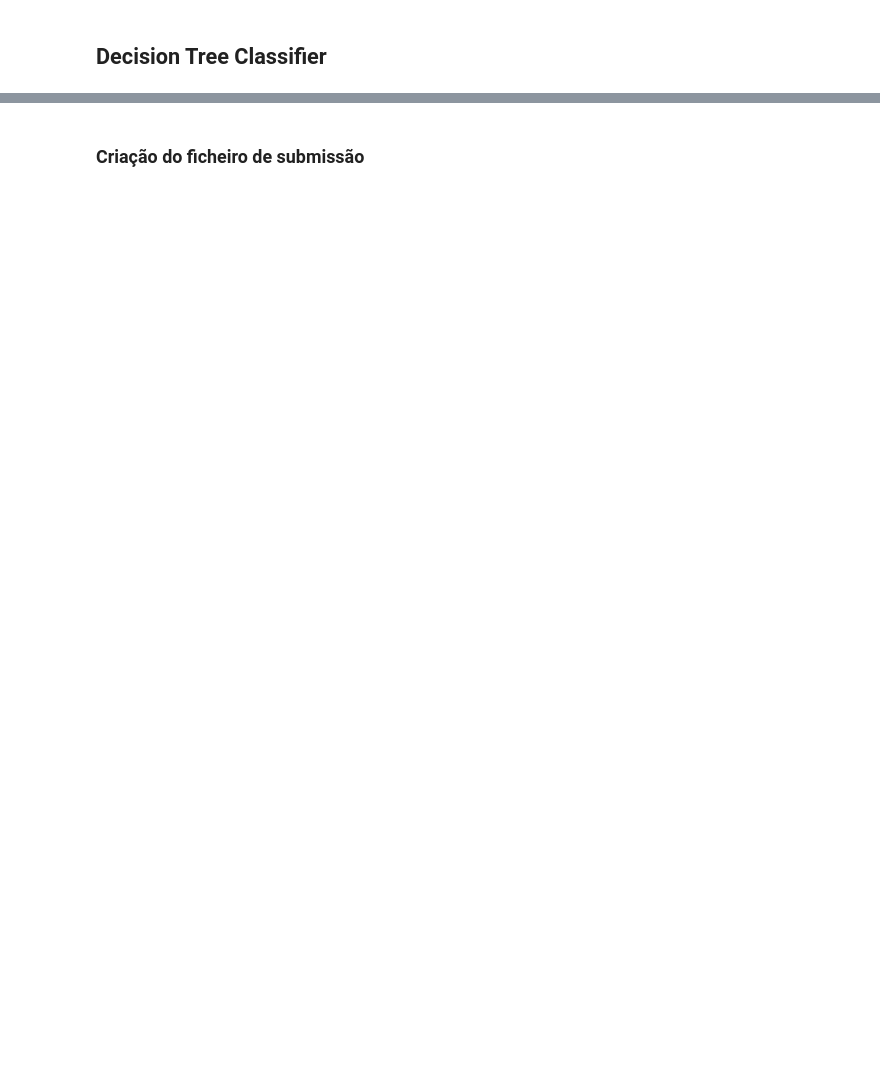
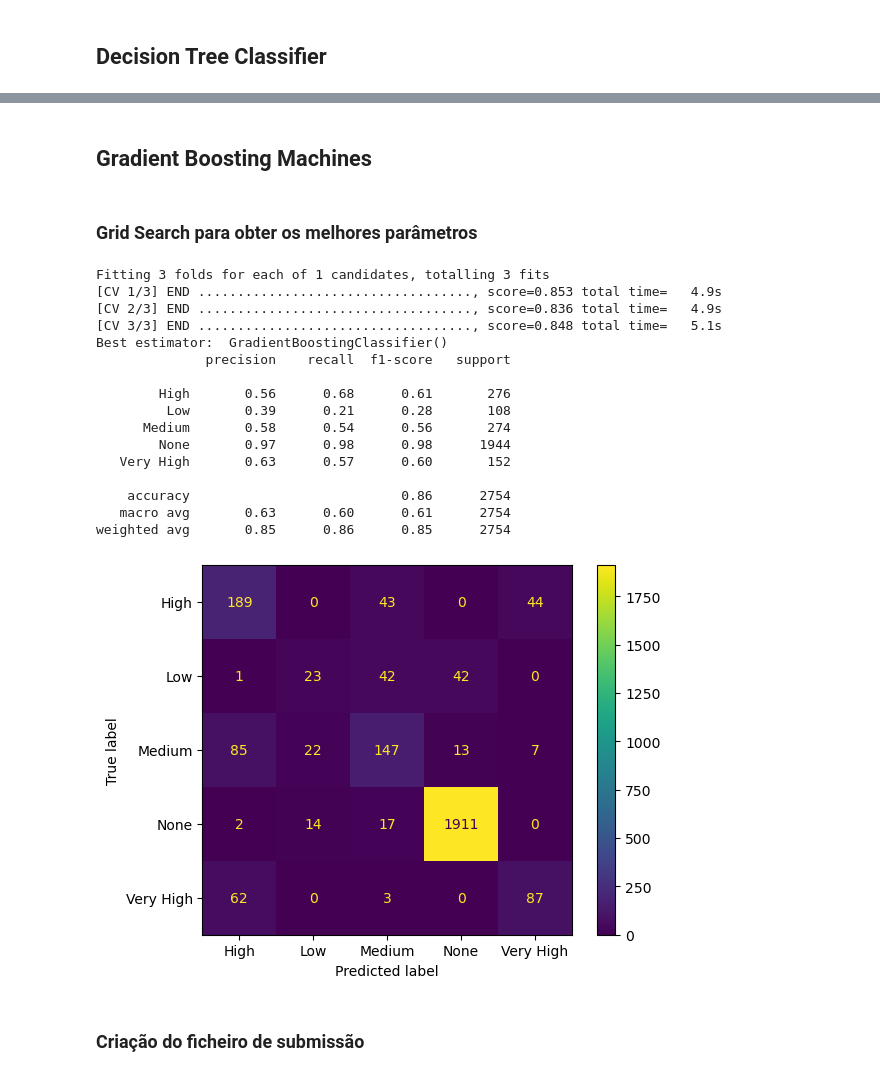
Before and after one commit to orlandopalmeira/Trabalho-DAA-2023-2024, a Jupyter notebook: Tarefa_2/tarefa_2_model.ipynb, the cells around one changed output, grey strips where cells are left out. Drawn from its saved outputs; the diff is of its cells as text; code cells hidden in the pictures; blank space fills up the shorter version.

Commit message:
gradient boosting e support vector

```diff
--- a/Tarefa_2/tarefa_2_model.ipynb
+++ b/Tarefa_2/tarefa_2_model.ipynb
@@ -111,5 +116,5 @@ memory usage: 282.1 KB
 # %%
 X_treino = data_treino.drop(columns=['Injeção na rede (kWh)'])
-y_treino = data_treino['Injeção na rede (kWh)'].to_frame()
+y_treino = data_treino['Injeção na rede (kWh)']
 
 X_teste = data_teste.copy()
@@ -116,2 +123,6 @@ X_teste = data_teste.copy()
+# %%
+from sklearn.model_selection import train_test_split
+
+X_train, X_test, y_train, y_test = train_test_split(X_treino, y_treino, test_size=0.25, random_state=2023, stratify=y_treino)
 # %% [markdown]
 ## Decision Tree Classifier
@@ -124,0 +185,2 @@ predictionDTC = dtc.predict(X_teste)
+# %% [markdown]
+## Gradient Boosting Machines
@@ -124,0 +189,36 @@ predictionDTC = dtc.predict(X_teste)
+# %% [markdown]
+### Grid Search para obter os melhores parâmetros
+# %%
+gbm = GradientBoostingClassifier(random_state=2023)
+
+param_grid = {
+}
+
+
+grid_searchGBM = GridSearchCV(gbm, param_grid, cv=3, refit=True, verbose=3)
+grid_searchGBM.fit(X_train, y_train)
+grid_predictionGBM = grid_searchGBM.predict(X_test)
+
+print("Best estimator: ", grid_searchGBM.best_estimator_)
+
+print(classification_report(y_test, grid_predictionGBM))
+ConfusionMatrixDisplay.from_predictions(y_test, grid_predictionGBM)
+plt.show()
+# %% [output]
+Fitting 3 folds for each of 1 candidates, totalling 3 fits
+[CV 1/3] END ..................................., score=0.853 total time=   4.9s
+[CV 2/3] END ..................................., score=0.836 total time=   4.9s
+[CV 3/3] END ..................................., score=0.848 total time=   5.1s
+Best estimator:  GradientBoostingClassifier()
+              precision    recall  f1-score   support
+
+        High       0.56      0.68      0.61       276
+         Low       0.39      0.21      0.28       108
+      Medium       0.58      0.54      0.56       274
+        None       0.97      0.98      0.98      1944
+   Very High       0.63      0.57      0.60       152
+
+    accuracy                           0.86      2754
+   macro avg       0.63      0.60      0.61      2754
+weighted avg       0.85      0.86      0.85      2754
+[figure, added]
```
Also changed, not shown: parts of 12 cells of this notebook, 1 other file.
